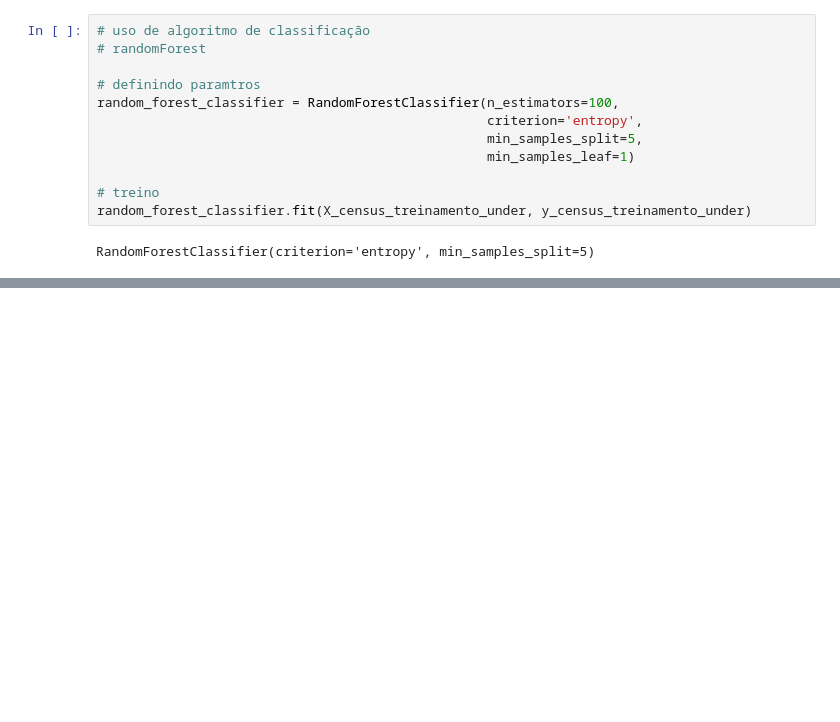
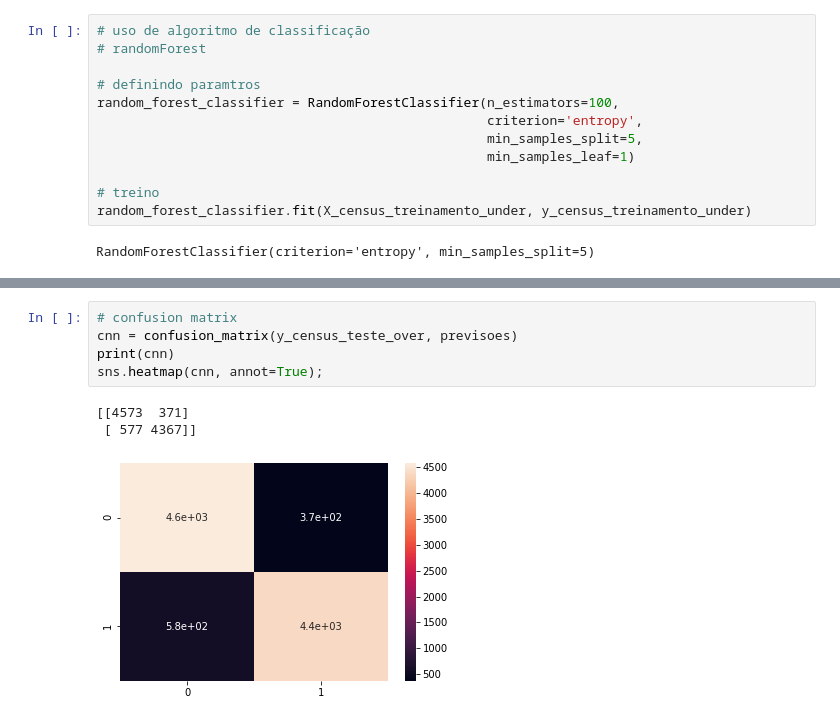
Before and after one commit to caiquemiranda/machine-learning-studies, a Jupyter notebook: cls08.00-tratamento-dados-desbalanceados.ipynb, the cells around one changed output, grey strips where cells are left out. Cells and saved outputs as stored; diff of their text form; blank space fills up the shorter version.

```diff
--- a/cls08.00-tratamento-dados-desbalanceados.ipynb
+++ b/cls08.00-tratamento-dados-desbalanceados.ipynb
@@ -239,0 +309,9 @@ weighted avg       0.90      0.89      0.89      5553
+# %%
+# confusion matrix
+cnn = confusion_matrix(y_census_teste_over, previsoes)
+print(cnn)
+sns.heatmap(cnn, annot=True);
+# %% [output]
+[[4573  371]
+ [ 577 4367]]
+[figure, added]
```
Also changed, not shown: parts of 15 cells of this notebook.
